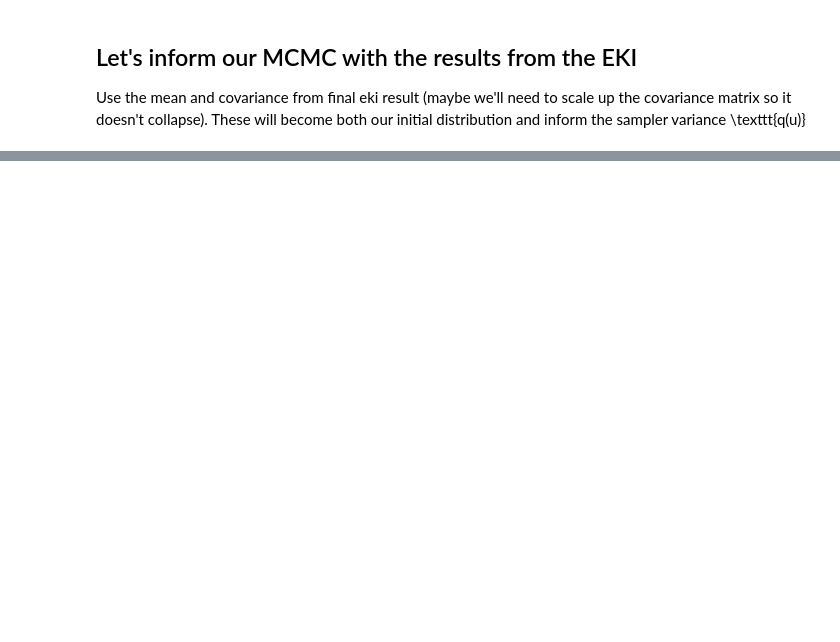
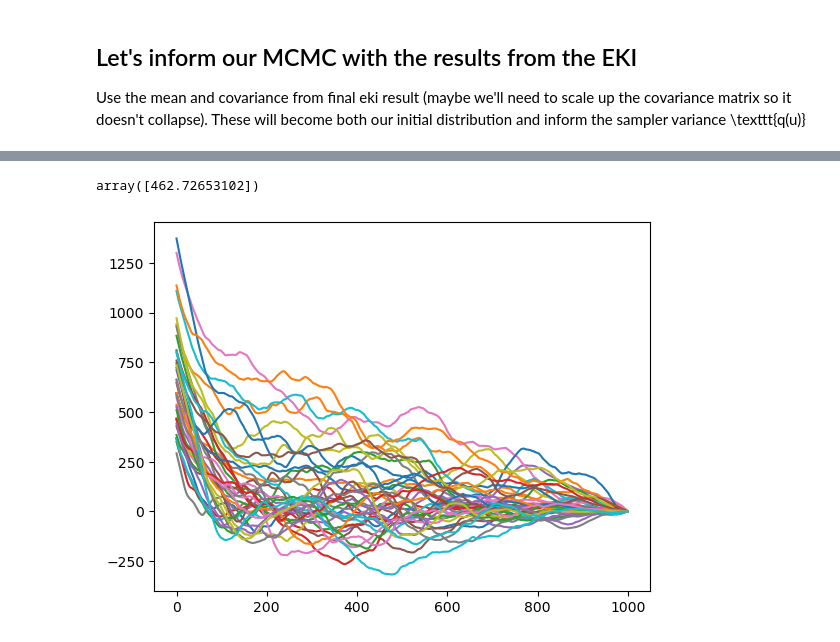
Before and after one commit to Julians42/ACM270, a Jupyter notebook: lorenz96/eki_lorenz96.ipynb, the cells around one changed output, grey strips where cells are left out. Saved outputs shown, nothing was run; the diff lists cells and outputs as text; code cells hidden in the pictures; blank space fills up the shorter version.

```diff
--- a/lorenz96/eki_lorenz96.ipynb
+++ b/lorenz96/eki_lorenz96.ipynb
@@ -334,0 +304,10 @@ plt.imshow(np.cov(samples[::100]))
+# %%
+np.correlate(samples[:,0], samples[:,0])
+# %% [output]
+array([462.72653102])
+# %%
+ndim = 1
+for i in range(40):
+    plt.plot(np.correlate(samples[:,i], samples[:,i], mode='full')[-n_samples:])
+# %% [output]
+[figure, added]
```
Also changed, not shown: parts of 45 cells of this notebook.
